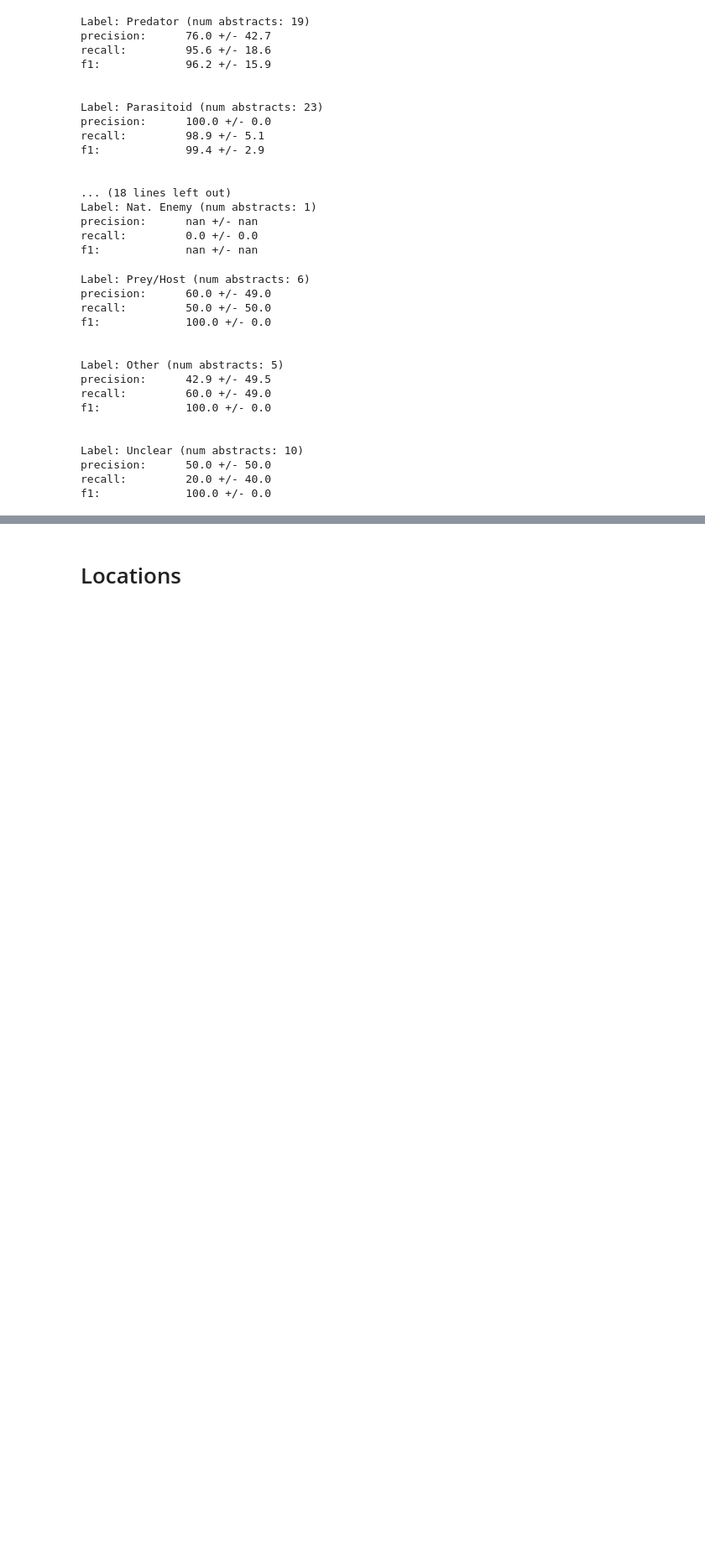
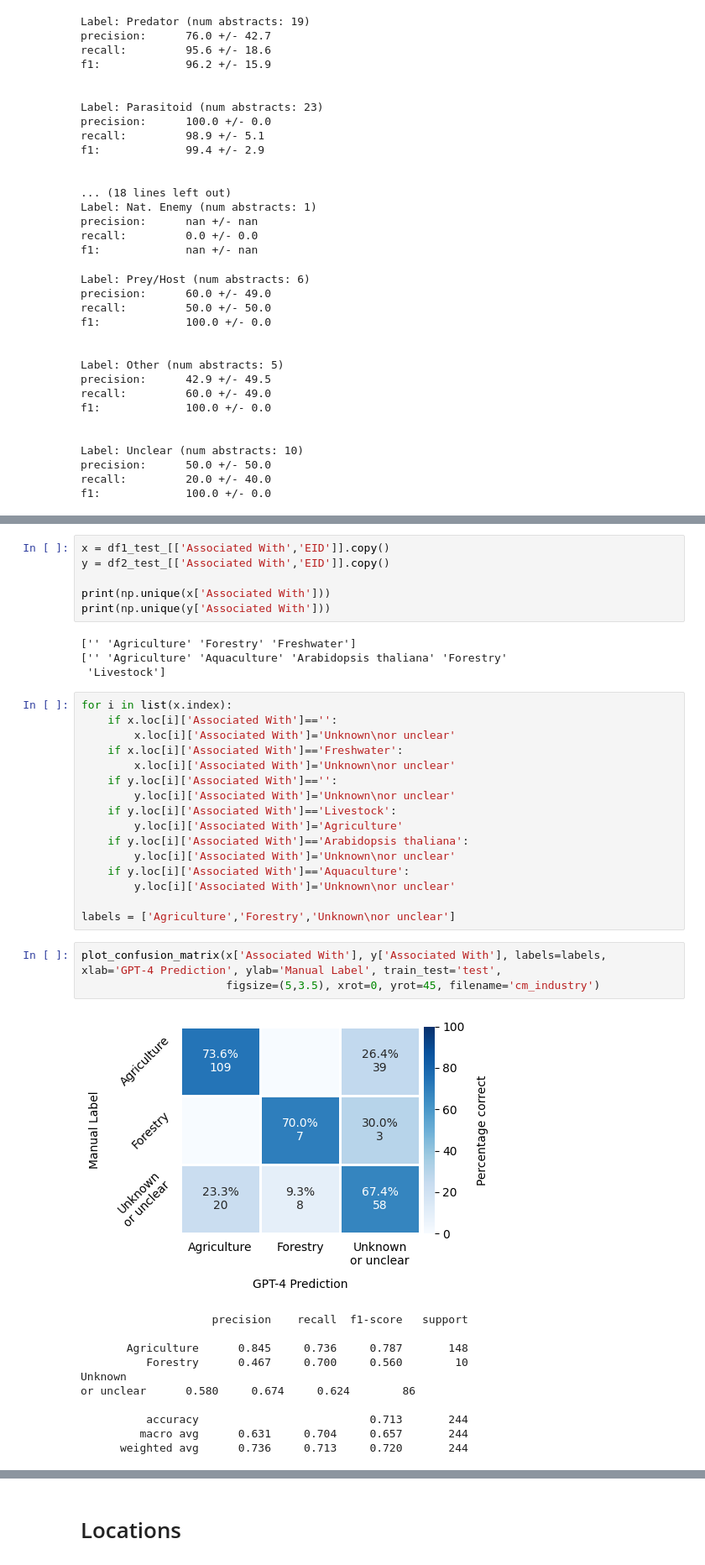
Before and after one commit to dscheepens/GPT4-pest-controllers, a Jupyter notebook: notebook_complete.ipynb, the cells around one changed output, grey strips where cells are left out. Shown at 84% size. Cells and saved outputs as stored; diff of their text form; blank space fills up the shorter version.

```diff
--- a/notebook_complete.ipynb
+++ b/notebook_complete.ipynb
@@ -1029,0 +1293,41 @@ f1:             100.0 +/- 0.0
+# %%
+x = df1_test_[['Associated With','EID']].copy()
+y = df2_test_[['Associated With','EID']].copy()
+
+print(np.unique(x['Associated With']))
+print(np.unique(y['Associated With']))
+# %% [output]
+['' 'Agriculture' 'Forestry' 'Freshwater']
+['' 'Agriculture' 'Aquaculture' 'Arabidopsis thaliana' 'Forestry'
+ 'Livestock']
+# %%
+for i in list(x.index):
+    if x.loc[i]['Associated With']=='':
+        x.loc[i]['Associated With']='Unknown\nor unclear'
+    if x.loc[i]['Associated With']=='Freshwater':
+        x.loc[i]['Associated With']='Unknown\nor unclear'
+    if y.loc[i]['Associated With']=='':
+        y.loc[i]['Associated With']='Unknown\nor unclear'
+    if y.loc[i]['Associated With']=='Livestock':
+        y.loc[i]['Associated With']='Agriculture'
+    if y.loc[i]['Associated With']=='Arabidopsis thaliana':
+        y.loc[i]['Associated With']='Unknown\nor unclear'
+    if y.loc[i]['Associated With']=='Aquaculture':
+        y.loc[i]['Associated With']='Unknown\nor unclear'
+
+labels = ['Agriculture','Forestry','Unknown\nor unclear']
+# %%
+plot_confusion_matrix(x['Associated With'], y['Associated With'], labels=labels, xlab='GPT-4 Prediction', ylab='Manual Label', train_test='test',
+                      figsize=(5,3.5), xrot=0, yrot=45, filename='cm_industry')
+# %% [output]
+[figure, added]
+                    precision    recall  f1-score   support
+
+       Agriculture      0.845     0.736     0.787       148
+          Forestry      0.467     0.700     0.560        10
+Unknown
+or unclear      0.580     0.674     0.624        86
+
+          accuracy                          0.713       244
+         macro avg      0.631     0.704     0.657       244
+      weighted avg      0.736     0.713     0.720       244
```
Also changed, not shown: parts of 36 cells of this notebook.
